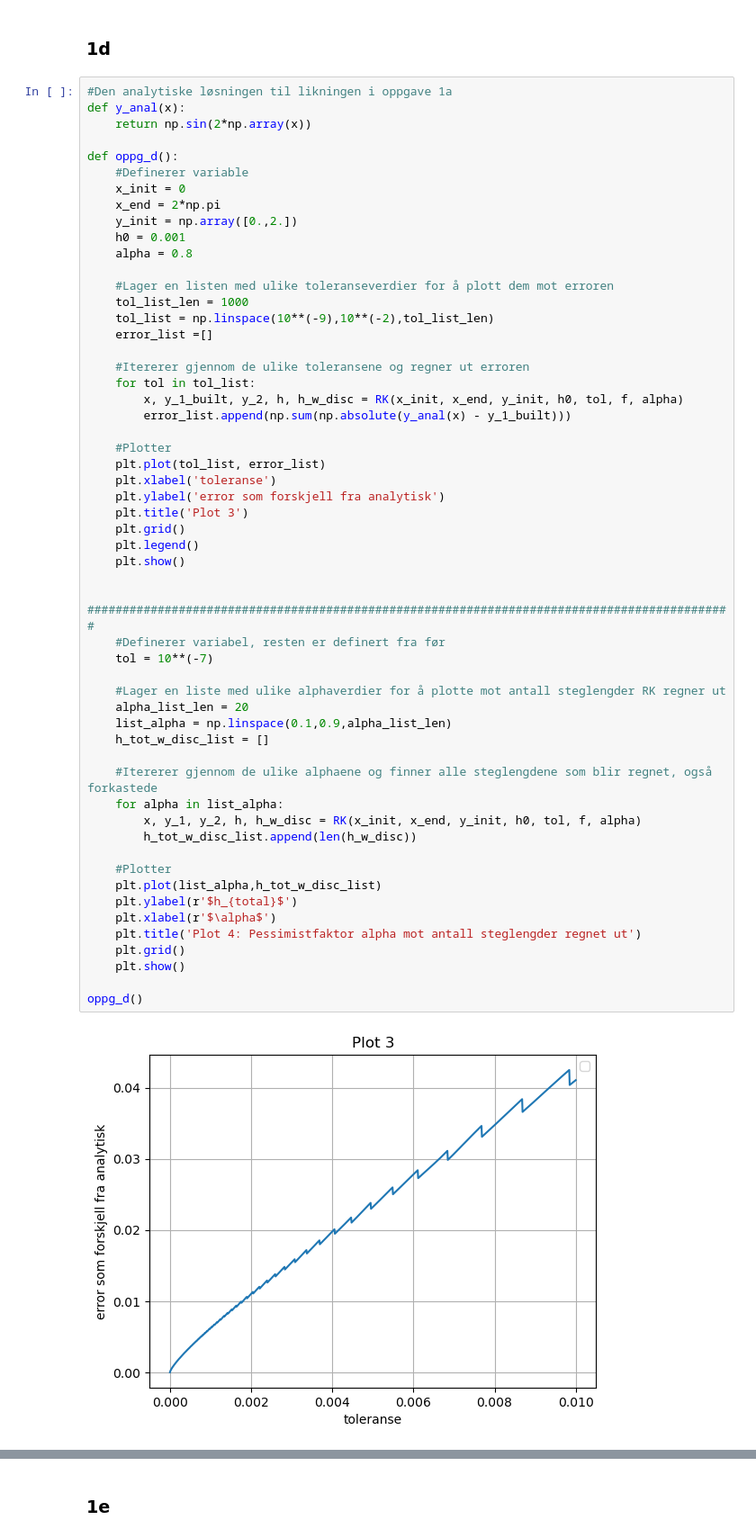
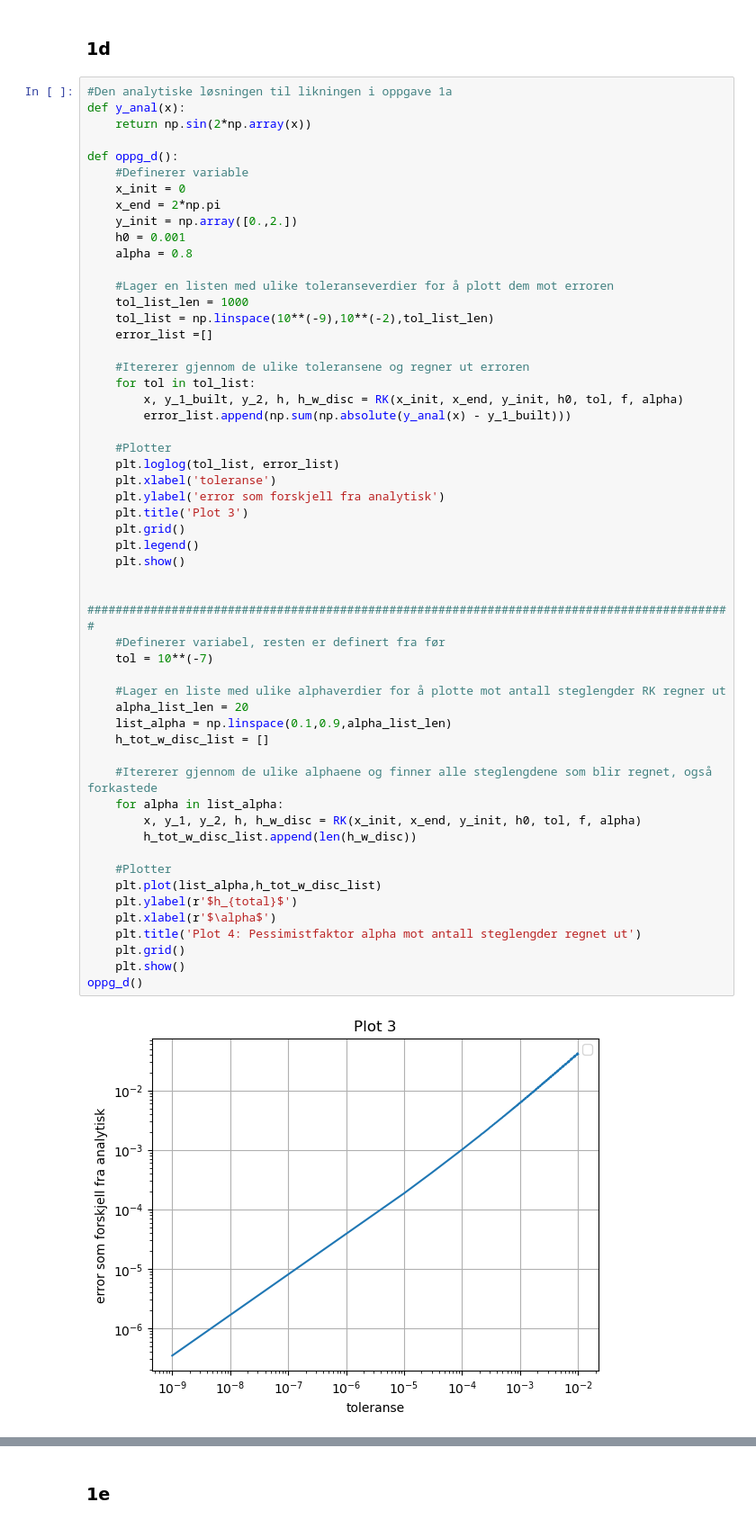
Before and after one commit to theodormv/TMA4320_fysikk_prosjekt, a Jupyter notebook: oppg1.ipynb, the cells around one changed output, grey strips where cells are left out. Shown at 90% size. Cells and saved outputs as stored; diff of their text form.

```diff
--- a/oppg1.ipynb
+++ b/oppg1.ipynb
@@ -175,38 +173,37 @@ def oppg_d():
         error_list.append(np.sum(np.absolute(y_anal(x) - y_1_built)))
 
     #Plotter
-    plt.plot(tol_list, error_list)
+    plt.loglog(tol_list, error_list)
     plt.xlabel('toleranse')
     plt.ylabel('error som forskjell fra analytisk')
     plt.title('Plot 3')
     plt.grid()
     plt.legend()
     plt.show()
 
     ############################################################################################
     #Definerer variabel, resten er definert fra før
     tol = 10**(-7)
 
     #Lager en liste med ulike alphaverdier for å plotte mot antall steglengder RK regner ut
     alpha_list_len = 20
     list_alpha = np.linspace(0.1,0.9,alpha_list_len)
     h_tot_w_disc_list = []
 
     #Itererer gjennom de ulike alphaene og finner alle steglengdene som blir regnet, også forkastede
     for alpha in list_alpha:
         x, y_1, y_2, h, h_w_disc = RK(x_init, x_end, y_init, h0, tol, f, alpha)
         h_tot_w_disc_list.append(len(h_w_disc))
 
     #Plotter
     plt.plot(list_alpha,h_tot_w_disc_list)
     plt.ylabel(r'$h_{total}$')
     plt.xlabel(r'$\alpha$')
     plt.title('Plot 4: Pessimistfaktor alpha mot antall steglengder regnet ut')
     plt.grid()
     plt.show()
-
 oppg_d()
 # %% [output]
-[figure, old version]
+[figure, new version]
 [figure]
 # %% [markdown]
```
Also changed, not shown: parts of 7 cells of this notebook, 1 other file.
